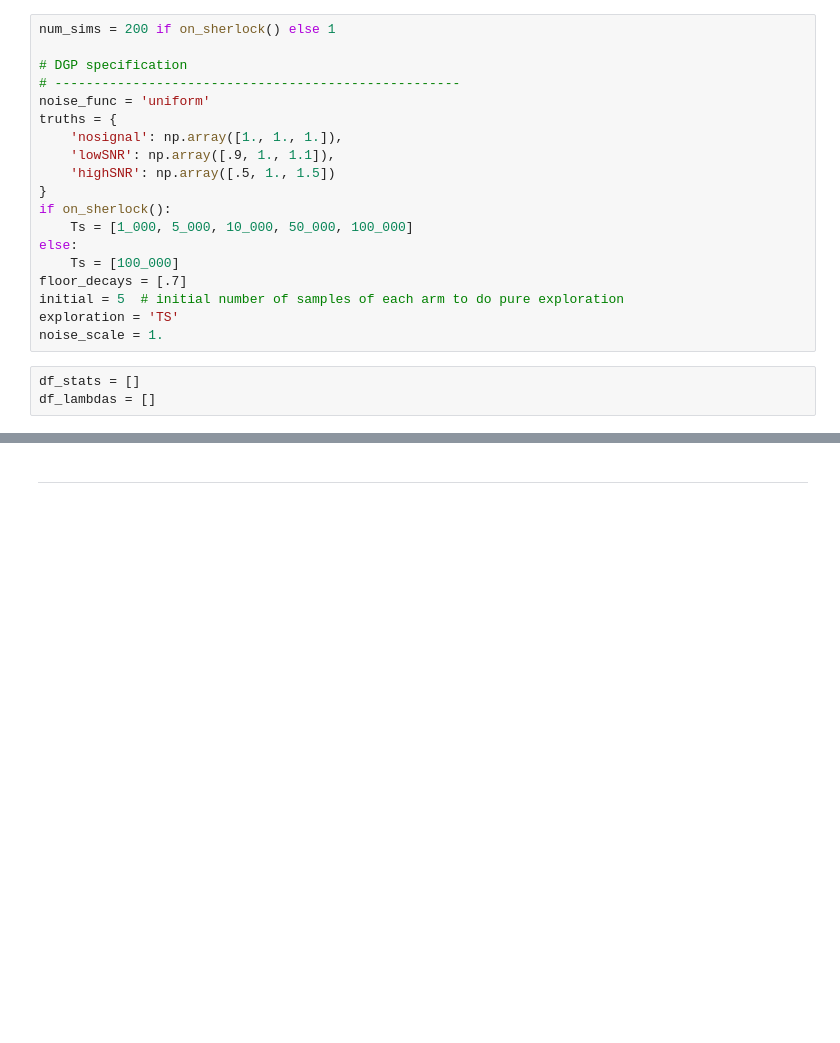
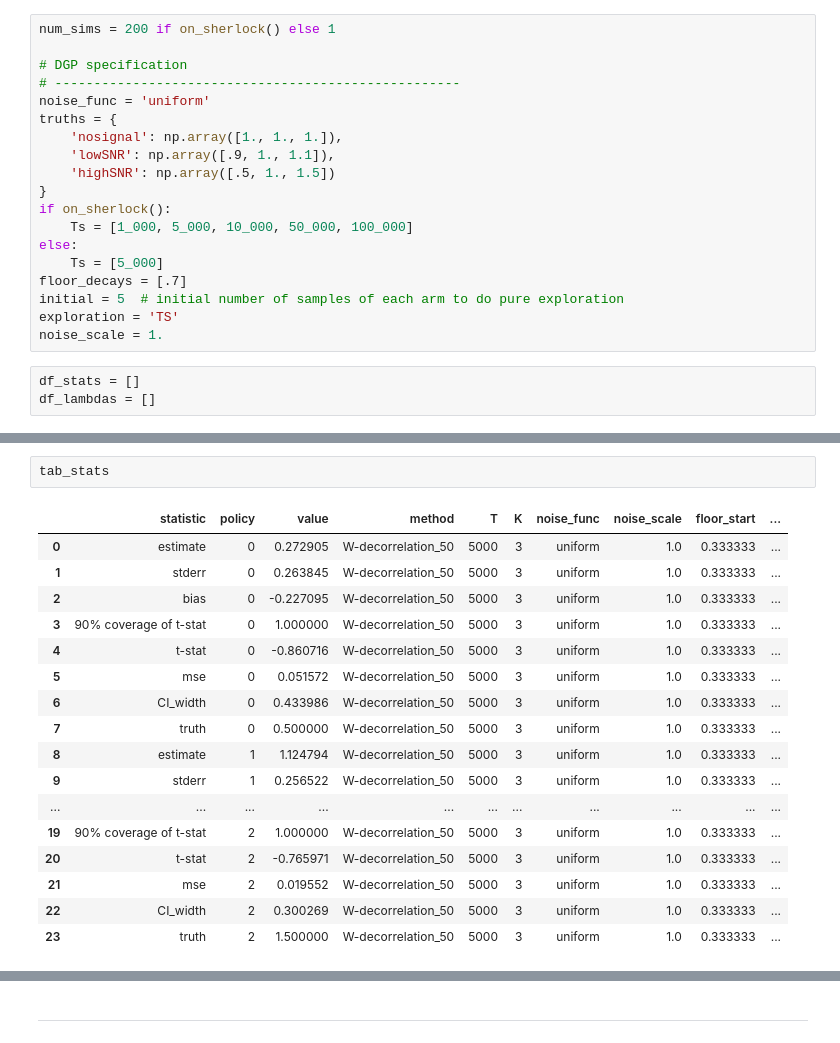
Before and after one commit to UChicago-pol-methods/adaptive-confidence-intervals, a Jupyter notebook: experiments/main/simulations.ipynb, the cells around one changed output, grey strips where cells are left out. Drawn from its saved outputs; the diff is of its cells as text; blank space fills up the shorter version.

```diff
--- a/experiments/main/simulations.ipynb
+++ b/experiments/main/simulations.ipynb
@@ -131,7 +131,7 @@ truths = {
 if on_sherlock():
     Ts = [1_000, 5_000, 10_000, 50_000, 100_000]
 else:
-    Ts = [100_000]
+    Ts = [5_000]
 floor_decays = [.7]
 initial = 5  # initial number of samples of each arm to do pure exploration
 exploration = 'TS'
@@ -282,0 +283,20 @@ Time passed 18.6770601272583s
+# %%
+tab_stats
+# %% [output]
+|  | statistic | policy | value | method | T | K | noise_func | noise_scale | floor_start | ... |
+| 0 | estimate | 0 | 0.272905 | W-decorrelation_50 | 5000 | 3 | uniform | 1.0 | 0.333333 | ... |
+| 1 | stderr | 0 | 0.263845 | W-decorrelation_50 | 5000 | 3 | uniform | 1.0 | 0.333333 | ... |
+| 2 | bias | 0 | -0.227095 | W-decorrelation_50 | 5000 | 3 | uniform | 1.0 | 0.333333 | ... |
+| 3 | 90% coverage of t-stat | 0 | 1.000000 | W-decorrelation_50 | 5000 | 3 | uniform | 1.0 | 0.333333 | ... |
+| 4 | t-stat | 0 | -0.860716 | W-decorrelation_50 | 5000 | 3 | uniform | 1.0 | 0.333333 | ... |
+| 5 | mse | 0 | 0.051572 | W-decorrelation_50 | 5000 | 3 | uniform | 1.0 | 0.333333 | ... |
+| 6 | CI_width | 0 | 0.433986 | W-decorrelation_50 | 5000 | 3 | uniform | 1.0 | 0.333333 | ... |
+| 7 | truth | 0 | 0.500000 | W-decorrelation_50 | 5000 | 3 | uniform | 1.0 | 0.333333 | ... |
+| 8 | estimate | 1 | 1.124794 | W-decorrelation_50 | 5000 | 3 | uniform | 1.0 | 0.333333 | ... |
+| 9 | stderr | 1 | 0.256522 | W-decorrelation_50 | 5000 | 3 | uniform | 1.0 | 0.333333 | ... |
+| ... | ... | ... | ... | ... | ... | ... | ... | ... | ... | ... |
+| 19 | 90% coverage of t-stat | 2 | 1.000000 | W-decorrelation_50 | 5000 | 3 | uniform | 1.0 | 0.333333 | ... |
+| 20 | t-stat | 2 | -0.765971 | W-decorrelation_50 | 5000 | 3 | uniform | 1.0 | 0.333333 | ... |
+| 21 | mse | 2 | 0.019552 | W-decorrelation_50 | 5000 | 3 | uniform | 1.0 | 0.333333 | ... |
+| 22 | CI_width | 2 | 0.300269 | W-decorrelation_50 | 5000 | 3 | uniform | 1.0 | 0.333333 | ... |
+| 23 | truth | 2 | 1.500000 | W-decorrelation_50 | 5000 | 3 | uniform | 1.0 | 0.333333 | ... |
```
Also changed, not shown: parts of 23 cells of this notebook, 1 other file.
